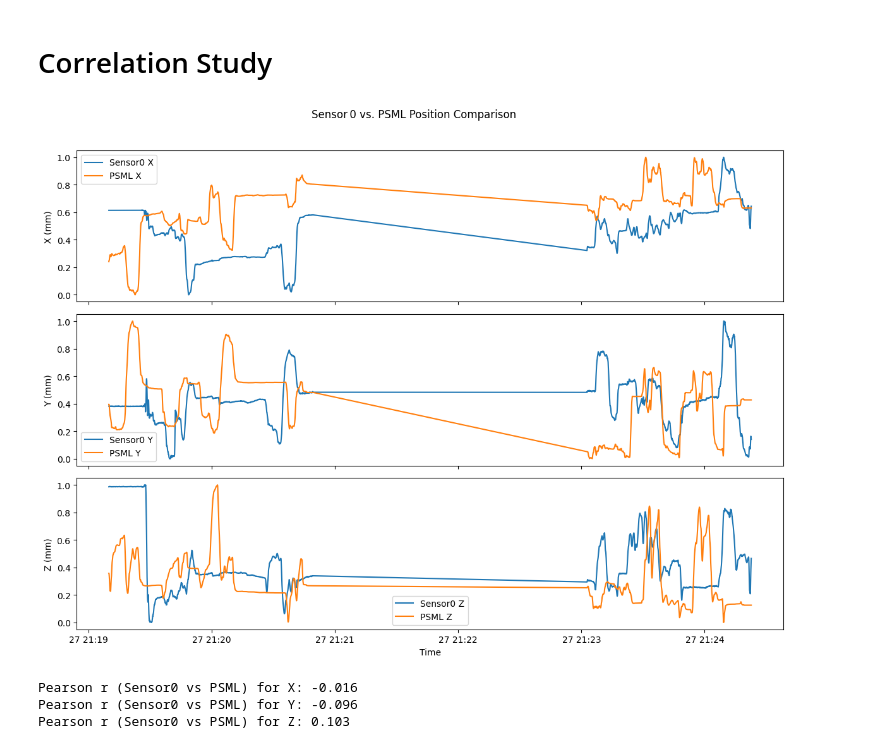
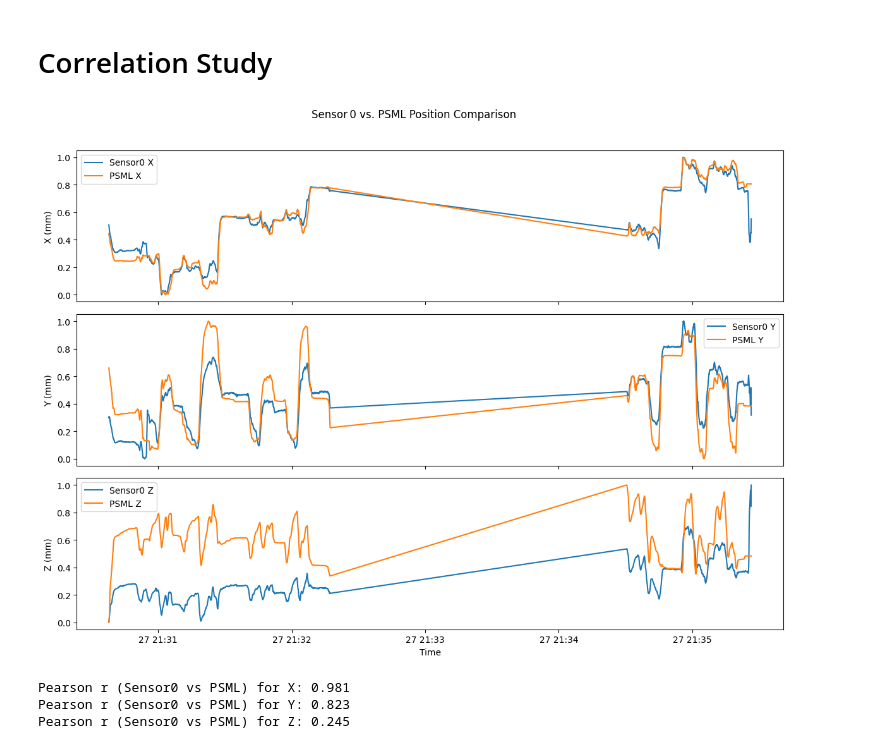
Before and after one commit to UVA-DSA/MiDAS, a Jupyter notebook: trakstar_analysis/trakstar_analyzer.ipynb, the cells around one changed output. Cells and saved outputs as stored; diff of their text form; code cells hidden in the pictures.

Commit message:
add code for fixing trakstart synced csv to remove out of order entries

```diff
--- a/trakstar_analysis/trakstar_analyzer.ipynb
+++ b/trakstar_analysis/trakstar_analyzer.ipynb
@@ -6,10 +12,12 @@ import numpy as np
+# %%
+raven_csv_file = '../data/Final Raven Data/Peg_Transfer_S01_T03.csv'
+trakstar_csv_file = '../data/Synchronized trakStar Kinematic Data/Peg_Transfer_S01_T03_trakStar_synced.csv'
 # %%
 
-# Replace with your CSV file path
-trakstar_csv_file = '../data/Synchronized trakStar Kinematic Data/Peg_Transfer_S01_T02_trakStar_synced.csv'
 
 # Load the data
 df = pd.read_csv(trakstar_csv_file)
+df = remove_out_of_order(df, 'Frame Timestamp')
 
 # Convert 'Frame Timestamp' (ms since epoch) to datetime
 df['Frame Timestamp'] = pd.to_datetime(df['Frame Timestamp'], unit='ms')
@@ -56,8 +64,8 @@ import pandas as pd
 import matplotlib.pyplot as plt
 
 # ——— Load your CSV ———
-raven_csv_file = '../data/Final Raven Data/Peg_Transfer_S01_T02.csv'
 df = pd.read_csv(raven_csv_file)
+
 
 # ——— Convert millisecond timestamps to datetime ———
 df['Time'] = pd.to_datetime(df['Timestamp'], unit='ms')
@@ -91,6 +99,8 @@ import matplotlib.pyplot as plt
 
 # ——— Load and prepare magnet‐tracker data ———
 mag = pd.read_csv(trakstar_csv_file)   # replace with your magnet CSV
+mag = remove_out_of_order(mag, 'Frame Timestamp')
+
 mag['Time'] = pd.to_datetime(mag['Frame Timestamp'], unit='ms')
 
 # Filter out Sensor 0 and rename columns
@@ -137,37 +147,37 @@ for axis in ['X','Y','Z']:
     col = f'mag_{axis}'
     min0, max0 = df[col].min(), df[col].max()
     df[f'{col}_norm'] = (df[col] - min0) / (max0 - min0)
     # PSML
     col2 = f'PSML_{axis}'
     min1, max1 = df[col2].min(), df[col2].max()
     df[f'{col2}_norm'] = (df[col2] - min1) / (max1 - min1)
 
 
 # ——— Plotting X, Y, Z over time on the same axes ———
 fig, axes = plt.subplots(3, 1, figsize=(12, 9), sharex=True)
 axes = axes.flatten()
 
 
 for ax, axis in zip(axes, ['X', 'Y', 'Z']):
     ax.plot(df['Time'], df[f'mag_{axis}_norm'], label=f'Sensor0 {axis}')
     ax.plot(df['Time'], df[f'PSML_{axis}_norm'], label=f'PSML {axis}')
     ax.set_ylabel(f'{axis} (mm)')
     ax.legend()
 
 axes[-1].set_xlabel('Time')
 fig.suptitle('Sensor 0 vs. PSML Position Comparison')
 plt.tight_layout(rect=[0, 0, 1, 0.96])
 plt.show()
 
 # ——— Compute Pearson correlation for each axis ———
 for axis in ['X', 'Y', 'Z']:
     r = df[f'mag_{axis}_norm'].corr(df[f'PSML_{axis}_norm'])
     print(f'Pearson r (Sensor0 vs PSML) for {axis}: {r:.3f}')
 # %% [output]
-[figure, old version]
+[figure, new version]
-Pearson r (Sensor0 vs PSML) for X: -0.016
-Pearson r (Sensor0 vs PSML) for Y: -0.096
-Pearson r (Sensor0 vs PSML) for Z: 0.103
+Pearson r (Sensor0 vs PSML) for X: 0.981
+Pearson r (Sensor0 vs PSML) for Y: 0.823
+Pearson r (Sensor0 vs PSML) for Z: 0.245
 # %%
 
 # ——— Load and prepare magnet‐tracker data ———
```
Also changed, not shown: parts of 4 cells of this notebook, 4 other files.
